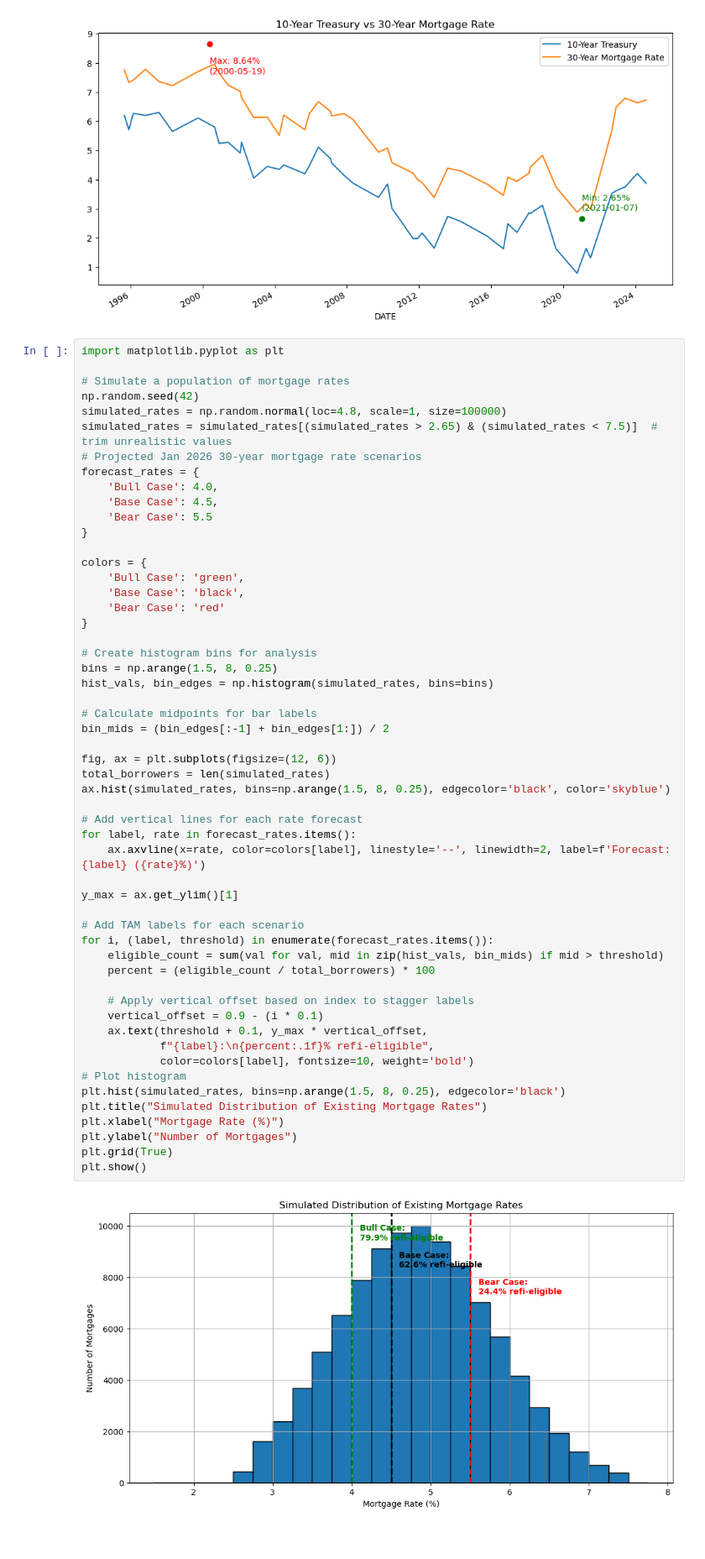
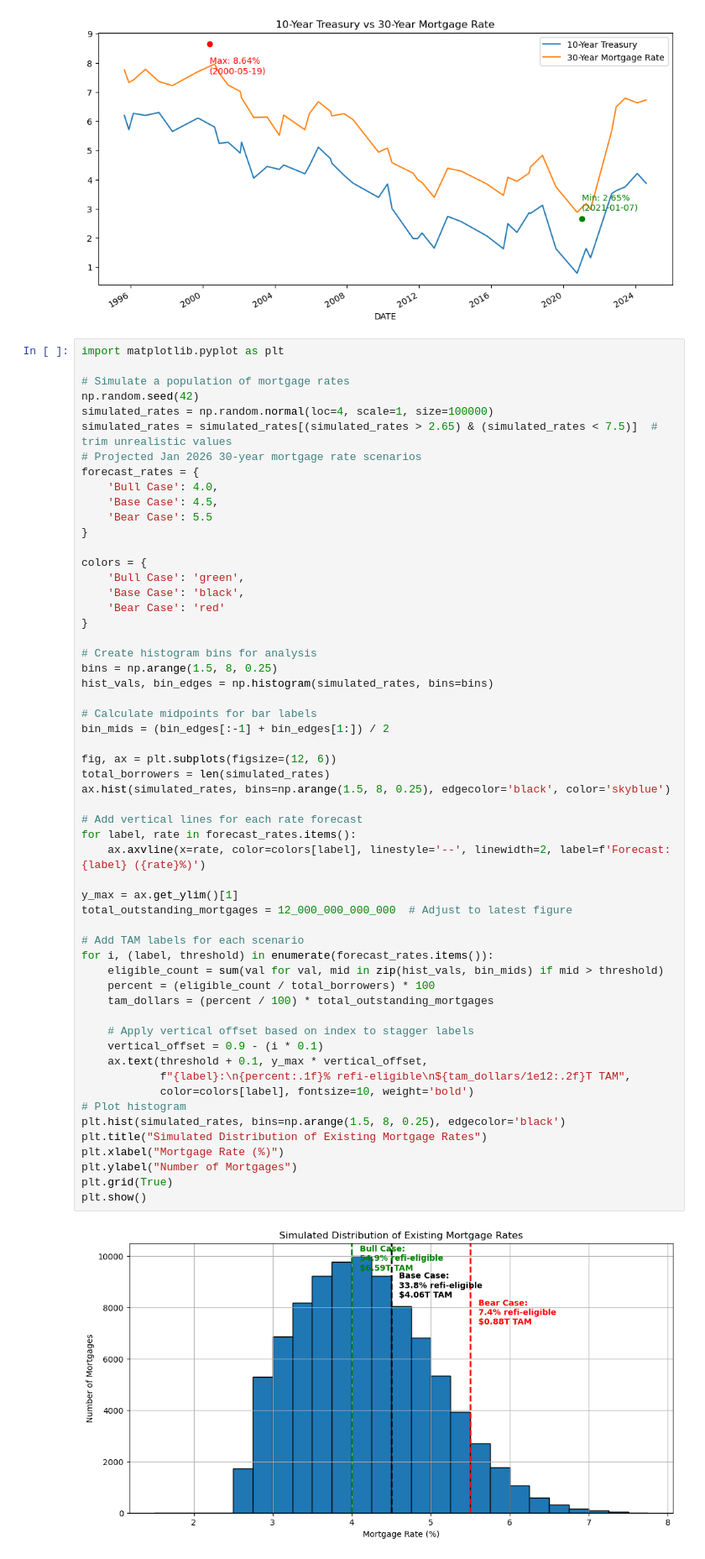
Before and after one commit to mgarber93/mbs-model, a Jupyter notebook: mortgage-model.ipynb, the cells around one changed output. Shown at 84% size. Saved outputs shown, nothing was run; the diff lists cells and outputs as text.

```diff
--- a/mortgage-model.ipynb
+++ b/mortgage-model.ipynb
@@ -37,7 +37,7 @@ import matplotlib.pyplot as plt
 
 # Simulate a population of mortgage rates
 np.random.seed(42)
-simulated_rates = np.random.normal(loc=4.8, scale=1, size=100000)
+simulated_rates = np.random.normal(loc=4, scale=1, size=100000)
 simulated_rates = simulated_rates[(simulated_rates > 2.65) & (simulated_rates < 7.5)]  # trim unrealistic values
 # Projected Jan 2026 30-year mortgage rate scenarios
 forecast_rates = {
@@ -59,32 +59,34 @@ hist_vals, bin_edges = np.histogram(simulated_rates, bins=bins)
 # Calculate midpoints for bar labels
 bin_mids = (bin_edges[:-1] + bin_edges[1:]) / 2
 
 fig, ax = plt.subplots(figsize=(12, 6))
 total_borrowers = len(simulated_rates)
 ax.hist(simulated_rates, bins=np.arange(1.5, 8, 0.25), edgecolor='black', color='skyblue')
 
 # Add vertical lines for each rate forecast
 for label, rate in forecast_rates.items():
     ax.axvline(x=rate, color=colors[label], linestyle='--', linewidth=2, label=f'Forecast: {label} ({rate}%)')
 
 y_max = ax.get_ylim()[1]
+total_outstanding_mortgages = 12_000_000_000_000  # Adjust to latest figure
 
 # Add TAM labels for each scenario
 for i, (label, threshold) in enumerate(forecast_rates.items()):
     eligible_count = sum(val for val, mid in zip(hist_vals, bin_mids) if mid > threshold)
     percent = (eligible_count / total_borrowers) * 100
+    tam_dollars = (percent / 100) * total_outstanding_mortgages
 
     # Apply vertical offset based on index to stagger labels
     vertical_offset = 0.9 - (i * 0.1)
     ax.text(threshold + 0.1, y_max * vertical_offset,
-            f"{label}:\n{percent:.1f}% refi-eligible",
+            f"{label}:\n{percent:.1f}% refi-eligible\n${tam_dollars/1e12:.2f}T TAM",
             color=colors[label], fontsize=10, weight='bold')
 # Plot histogram
 plt.hist(simulated_rates, bins=np.arange(1.5, 8, 0.25), edgecolor='black')
 plt.title("Simulated Distribution of Existing Mortgage Rates")
 plt.xlabel("Mortgage Rate (%)")
 plt.ylabel("Number of Mortgages")
 plt.grid(True)
 plt.show()
 # %% [output]
-[figure, old version]
+[figure, new version]
```
